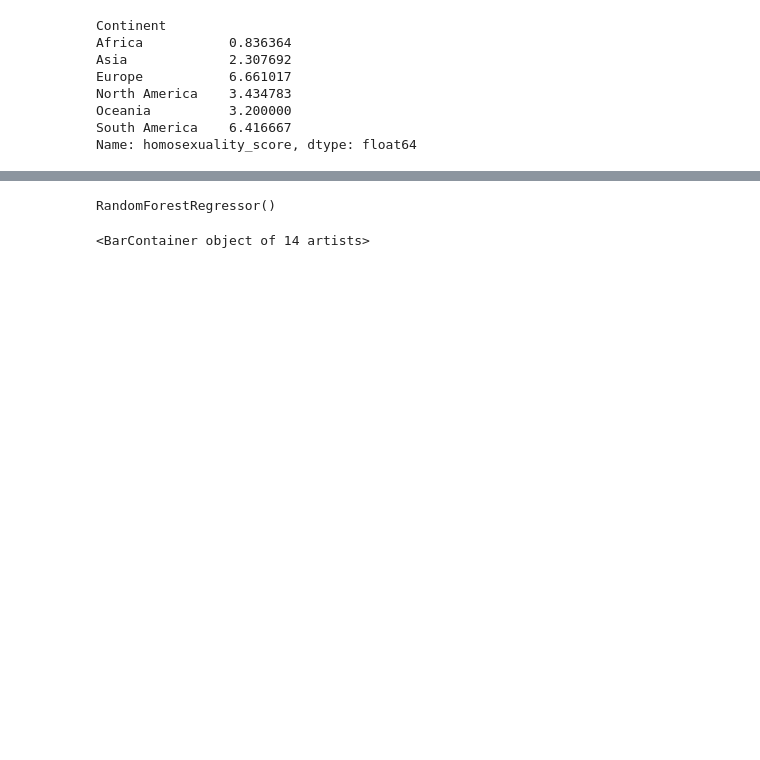
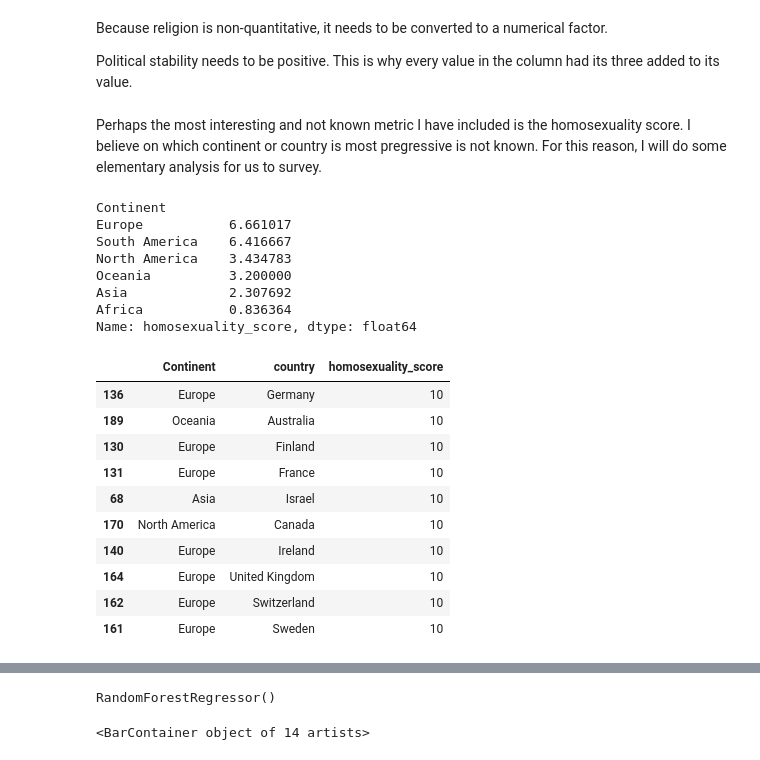
Before and after one commit to IvanShamoon/Portfolio, a Jupyter notebook: social_cluster.ipynb, the cells around one changed output, grey strips where cells are left out. Saved outputs shown, nothing was run; the diff lists cells and outputs as text; code cells hidden in the pictures; blank space fills up the shorter version.

```diff
--- a/social_cluster.ipynb
+++ b/social_cluster.ipynb
@@ -13,17 +19,37 @@ import shap
 data = pd.read_csv('social_factors.csv')
 data = pd.DataFrame(data)
 del data['Unnamed: 0']
+# %% [markdown]
+Because religion is non-quantitative, it needs to be converted to a numerical factor.
+
+Political stability needs to be positive. This is why every value in the column had its three added to its value.
 # %%
 data['political_stability_2020'] = [item + 3 for item in data['political_stability_2020']]
 data['religion'] = data['religion'].map({'christians':1,'muslims':2,'buddhists':3,'unaffiliated':4,'hindus':5,'jews':6,'folkReligions':7})
+# %% [markdown]
+Perhaps the most interesting and not known metric I have included is the homosexuality score. I believe on which continent or country is most pregressive is not known. For this reason, I will do some elementary analysis for us to survey.
 # %%
-data.groupby('Continent')['homosexuality_score'].mean()
+data.groupby('Continent')['homosexuality_score'].mean().sort_values(ascending=False)
 # %% [output]
 Continent
-Africa           0.836364
-Asia             2.307692
 Europe           6.661017
+South America    6.416667
 North America    3.434783
 Oceania          3.200000
-South America    6.416667
+Asia             2.307692
+Africa           0.836364
 Name: homosexuality_score, dtype: float64
+# %%
+data[['Continent','country','homosexuality_score']].sort_values(by = 'homosexuality_score', ascending = False).iloc[0:10]
+# %% [output]
+|  | Continent | country | homosexuality_score |
+| 136 | Europe | Germany | 10 |
+| 189 | Oceania | Australia | 10 |
+| 130 | Europe | Finland | 10 |
+| 131 | Europe | France | 10 |
+| 68 | Asia | Israel | 10 |
+| 170 | North America | Canada | 10 |
+| 140 | Europe | Ireland | 10 |
+| 164 | Europe | United Kingdom | 10 |
+| 162 | Europe | Switzerland | 10 |
+| 161 | Europe | Sweden | 10 |
```
Also changed, not shown: parts of 39 cells of this notebook.
